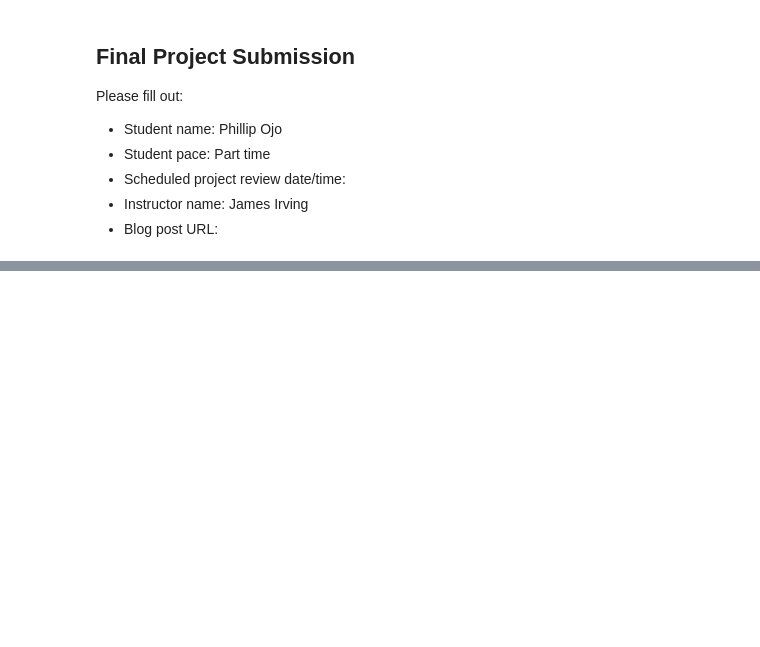
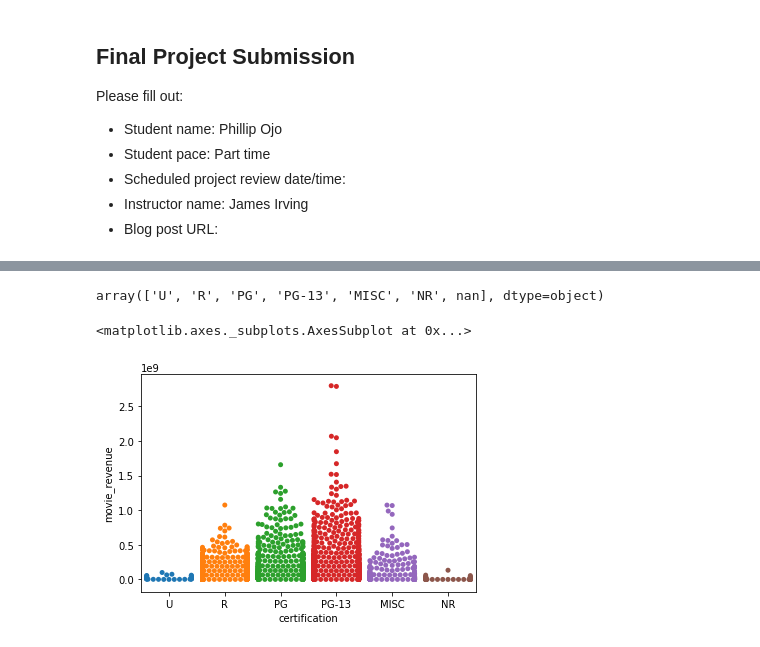
Before and after one commit to phillipojo24/dsc-mod-1-project-v2-1-onl01-dtsc-pt-041320, a Jupyter notebook: student.ipynb, the cells around one changed output, grey strips where cells are left out. Saved outputs shown, nothing was run; the diff lists cells and outputs as text; code cells hidden in the pictures; blank space fills up the shorter version.

```diff
--- a/student.ipynb
+++ b/student.ipynb
@@ -92,0 +204,12 @@ rt.reviews.tsv.gz
+# %%
+Null_rankings= ['14','12','G','nan','16','15','MA15+','6','12A','12+','T','18+','L','VM14','Livre','0+','15세 이상 관람가','0','AL','M/12','12세 이상 관람가','NC-17','18','전체관람가', 'e Livre', '청소년 관람불가','e 10','11','16+','13','R15+','M','14A','M/14','APTA','7','B','VM18','UA','R-15','Btl','M18','A','TP','PG-12','10','R18+','14 Anos', 'KN','PG13','13+','R21','NC16']
+
+tmdb_df['certification'].replace( Null_rankings, 'MISC' , inplace = True)
+tmdb_df['certification'].unique()
+# %% [output]
+array(['U', 'R', 'PG', 'PG-13', 'MISC', 'NR', nan], dtype=object)
+# %%
+sns.swarmplot(data = tmdb_df, x= 'certification', y ='movie_revenue')
+# %% [output]
+<matplotlib.axes._subplots.AxesSubplot at 0x...>
+[figure, added]
```
Also changed, not shown: parts of 20 cells of this notebook, 2 other files.
